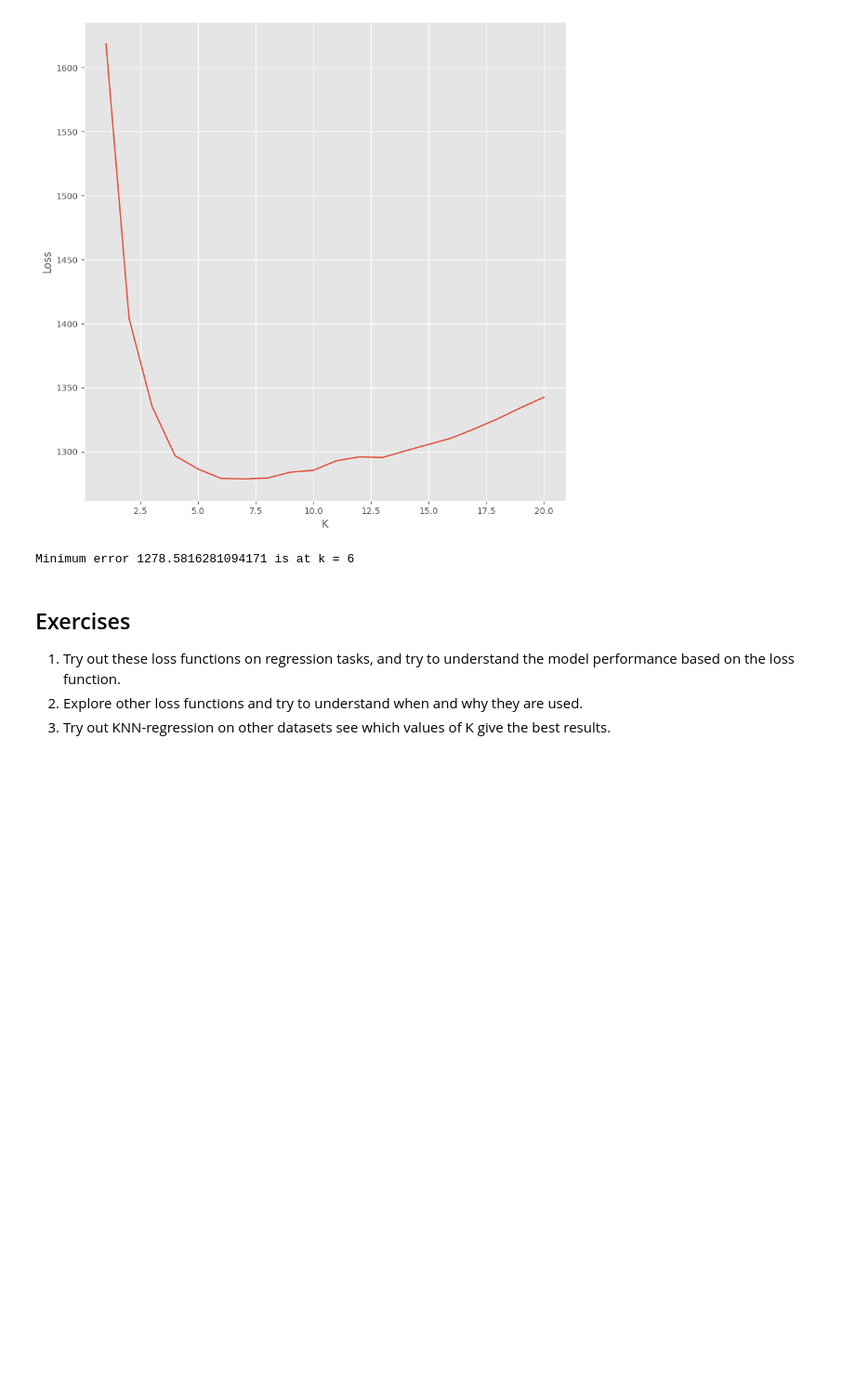
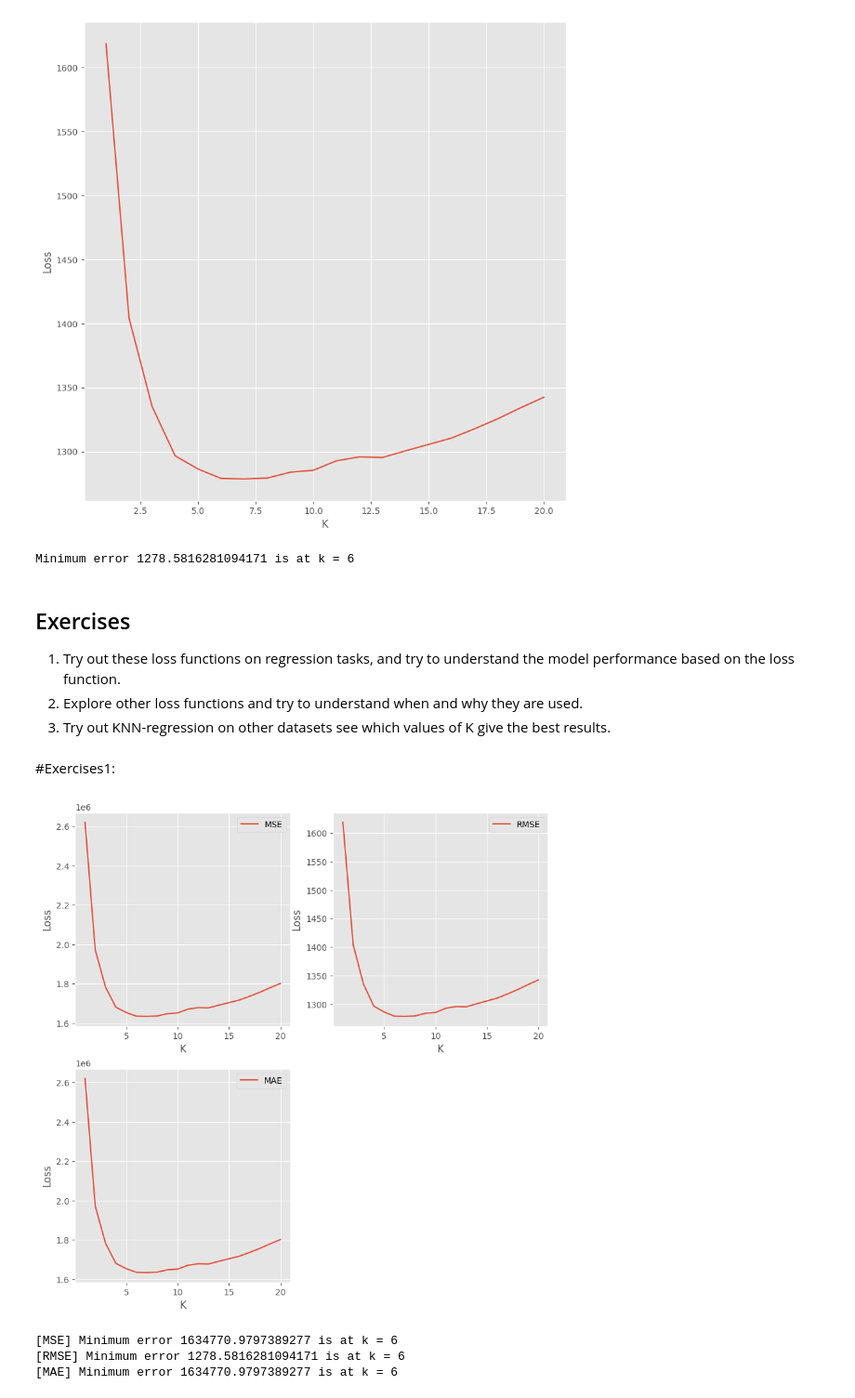
Before and after one commit to umamaheshkoripilli/FMML-MODULE1, a Jupyter notebook: Regression_Lab_2.ipynb, the cells around one changed output. Shown at 93% size. Saved outputs shown, nothing was run; the diff lists cells and outputs as text; code cells hidden in the pictures; blank space fills up the shorter version.

```diff
--- a/Regression_Lab_2.ipynb
+++ b/Regression_Lab_2.ipynb
@@ -257,3 +257,52 @@ Minimum error 1278.5816281094171 is at k = 6
 1. Try out these loss functions on regression tasks, and try to understand the model performance based on the loss function.
 2. Explore other loss functions and try to understand when and why they are used.
 3. Try out KNN-regression on other datasets see which values of K give the best results.
+# %% [markdown]
+#Exercises1:
+# %%
+errors = {
+    "mse": [],
+    "mae": [],
+    "rmse": []
+}
+
+for k in range(1,21):
+  model = neighbors.KNeighborsRegressor(n_neighbors = k)
+  model.fit(x_train, y_train)
+  pred = model.predict(x_test)
+  mse = mean_squared_error(y_test, pred)
+  errors["mse"].append(mse)
+  errors["mae"].append(mean_squared_error(y_test, pred))
+  errors["rmse"].append(mse**0.5)
+# %%
+figure = plt.figure(figsize=(10,10))
+plt.subplot(2, 2, 1)
+plt.plot(np.arange(1,21),errors["mse"], label="MSE")
+plt.legend()
+plt.xlabel("K")
+plt.ylabel("Loss")
+
+plt.subplot(2, 2, 2)
+plt.plot(np.arange(1,21),errors["rmse"], label="RMSE")
+plt.legend()
+plt.xlabel("K")
+plt.ylabel("Loss")
+
+plt.subplot(2, 2, 3)
+plt.plot(np.arange(1,21),errors["mae"], label="MAE")
+plt.legend()
+plt.xlabel("K")
+plt.ylabel("Loss")
+plt.show()
+
+errors["mse"] = np.asarray(errors["mse"])
+errors["rmse"] = np.asarray(errors["rmse"])
+errors["mae"] = np.asarray(errors["mae"])
+print("[MSE] Minimum error {} is at k = {}".format(np.min(errors["mse"]), np.argmin(errors["mse"])))
+print("[RMSE] Minimum error {} is at k = {}".format(np.min(errors["rmse"]), np.argmin(errors["rmse"])))
+print("[MAE] Minimum error {} is at k = {}".format(np.min(errors["mae"]), np.argmin(errors["mae"])))
+# %% [output]
+[figure, added]
+[MSE] Minimum error 1634770.9797389277 is at k = 6
+[RMSE] Minimum error 1278.5816281094171 is at k = 6
+[MAE] Minimum error 1634770.9797389277 is at k = 6
```
Also changed, not shown: parts of 6 cells of this notebook.
